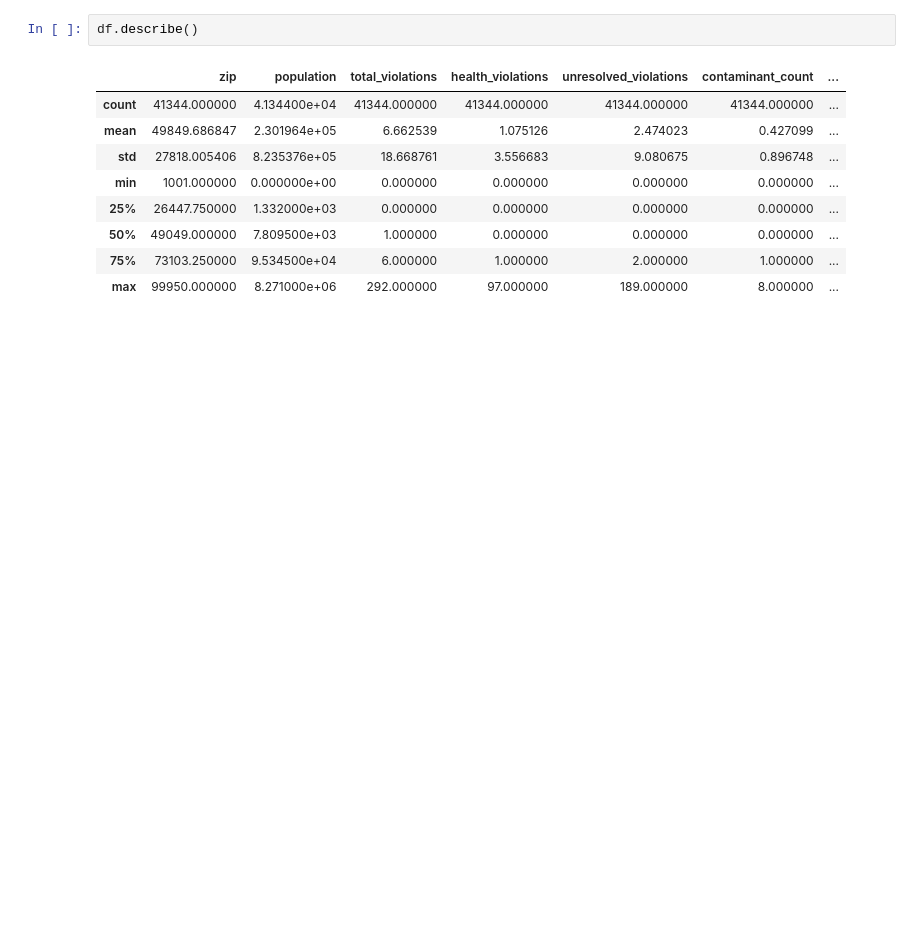
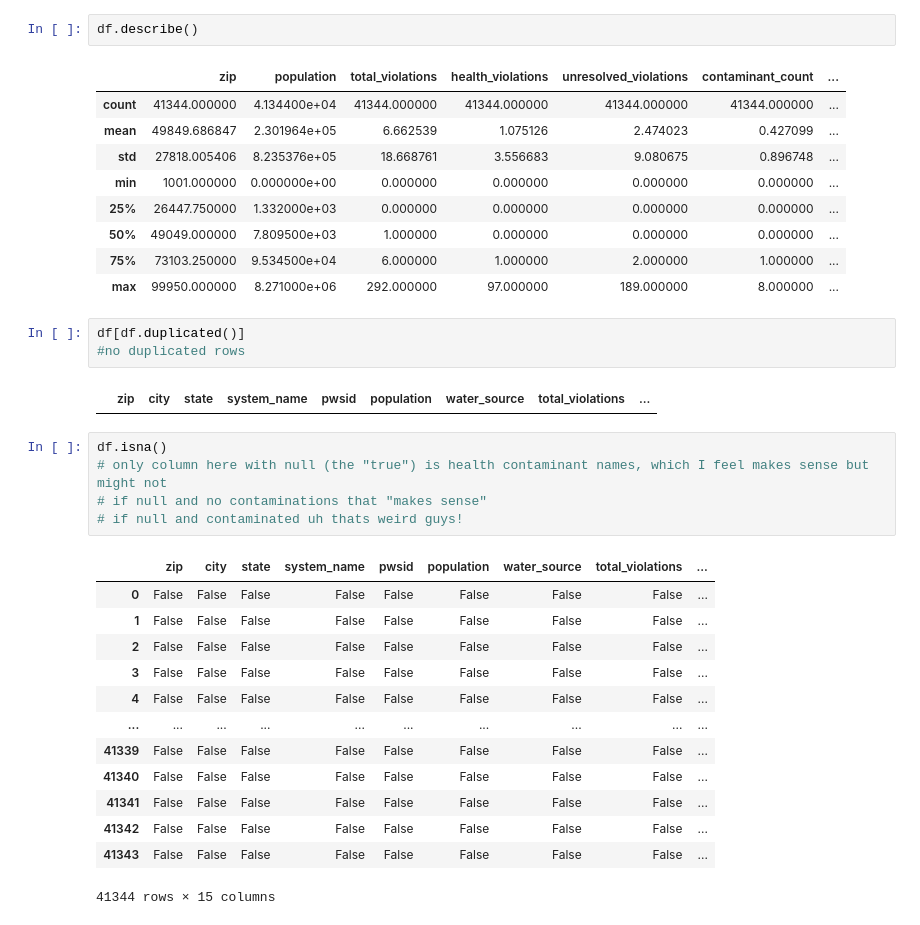
Before and after one commit to donicas/ftiproj, a Jupyter notebook: FTIproj.ipynb, the cells around one changed output. Cells and saved outputs as stored; diff of their text form; blank space fills up the shorter version.

```diff
--- a/FTIproj.ipynb
+++ b/FTIproj.ipynb
@@ -45,3 +56,27 @@ df.describe()
 | 50% | 49049.000000 | 7.809500e+03 | 1.000000 | 0.000000 | 0.000000 | 0.000000 | ... |
 | 75% | 73103.250000 | 9.534500e+04 | 6.000000 | 1.000000 | 2.000000 | 1.000000 | ... |
 | max | 99950.000000 | 8.271000e+06 | 292.000000 | 97.000000 | 189.000000 | 8.000000 | ... |
+# %%
+df[df.duplicated()]
+#no duplicated rows
+# %% [output]
+|  | zip | city | state | system_name | pwsid | population | water_source | total_violations | ... |
+# %%
+df.isna()
+# only column here with null (the "true") is health contaminant names, which I feel makes sense but might not
+# if null and no contaminations that "makes sense"
+# if null and contaminated uh thats weird guys!
+# %% [output]
+|  | zip | city | state | system_name | pwsid | population | water_source | total_violations | ... |
+| 0 | False | False | False | False | False | False | False | False | ... |
+| 1 | False | False | False | False | False | False | False | False | ... |
+| 2 | False | False | False | False | False | False | False | False | ... |
+| 3 | False | False | False | False | False | False | False | False | ... |
+| 4 | False | False | False | False | False | False | False | False | ... |
+| ... | ... | ... | ... | ... | ... | ... | ... | ... | ... |
+| 41339 | False | False | False | False | False | False | False | False | ... |
+| 41340 | False | False | False | False | False | False | False | False | ... |
+| 41341 | False | False | False | False | False | False | False | False | ... |
+| 41342 | False | False | False | False | False | False | False | False | ... |
+| 41343 | False | False | False | False | False | False | False | False | ... |
+41344 rows × 15 columns
```
Also changed, not shown: parts of 3 cells of this notebook.
